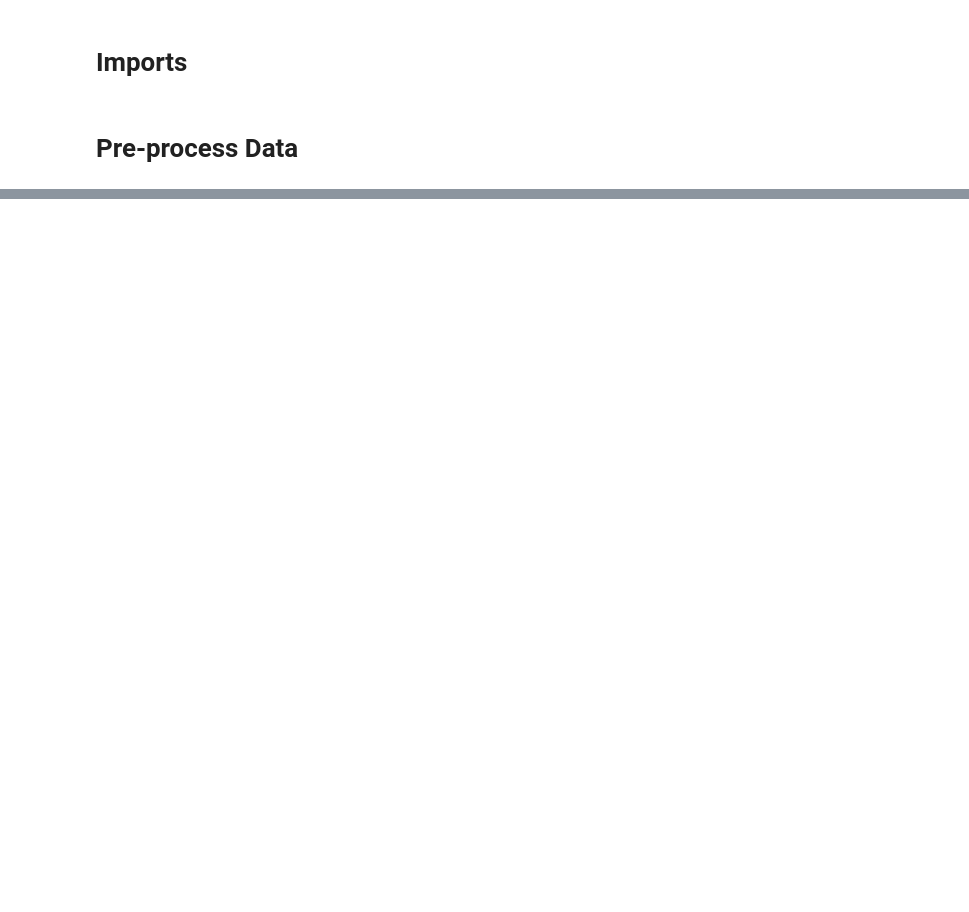
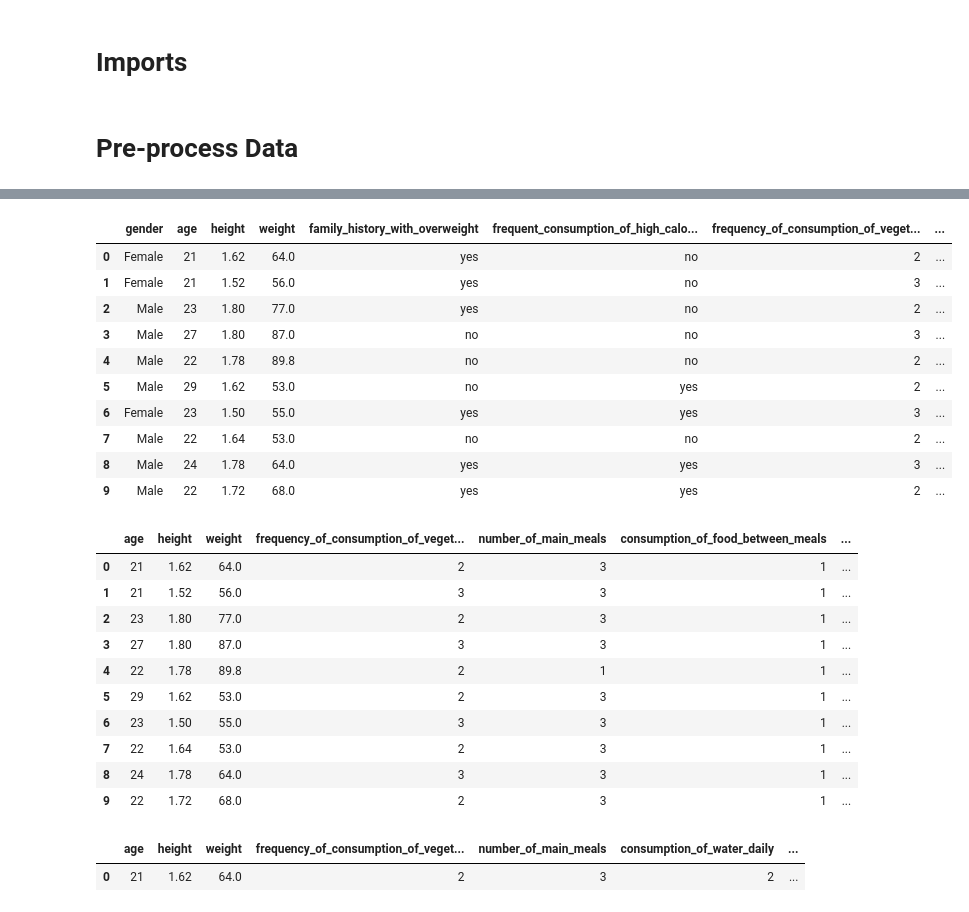
Before and after one commit to AlvinChiew/diabetes-ai-service, a Jupyter notebook: notebooks/ai-model-gen.ipynb, the cells around one changed output, grey strips where cells are left out. Drawn from its saved outputs; the diff is of its cells as text; code cells hidden in the pictures; blank space fills up the shorter version.

```diff
--- a/notebooks/ai-model-gen.ipynb
+++ b/notebooks/ai-model-gen.ipynb
@@ -6,4 +10,9 @@ from sklearn.preprocessing import OrdinalEncoder, OneHotEncoder
 from IPython.display import display
+# %%
+pd.options.display.max_columns = None
+pd.options.display.max_colwidth = None
+# pd.options.display.max_rows = None
+# pd.options.display.float_format = '{:.2f}'.format
 # %% [markdown]
 # Pre-process Data
 # %%
@@ -110,0 +59,51 @@ Bradley Efron, Trevor Hastie, Iain Johnstone and Robert Tibshirani (2004) "Least
+# %%
+# ordinal: consumption_of_food_between_meals, consumption_of_alcohol, obesity
+# one hot: gender, family_history_with_overweight, frequent_consumption_of_high_caloric_food, smoke, calories_consumption_monitoring, transportation_used
+
+def encode_input(df):
+    ordinal_cols = ['consumption_of_food_between_meals', 'consumption_of_alcohol']
+    one_hot_cols = ['gender', 'family_history_with_overweight', 'frequent_consumption_of_high_caloric_food', 'smoke', 'calories_consumption_monitoring', 'transportation_used']
+
+    # ordinal
+    enc_freq = {'no': 0, 'Sometimes': 1, 'Frequently': 2, 'Always': 3}
+    for ordinal_col in ordinal_cols:
+        df[ordinal_col] = df[ordinal_col].map(enc_freq)
+
+    # one-hot
+    df_one_hot = pd.get_dummies(df[one_hot_cols])
+
+    df = df.merge(df_one_hot, left_index=True, right_index=True)
+    df = df.drop(columns=one_hot_cols)
+    return df
+
+df = df_proc.copy()
+df = encode_input(df)
+# %%
+display(df_proc.head(10))
+display(df.head(10))
+display(pd.get_dummies(df_proc.head(1)))
+# %% [output]
+|  | gender | age | height | weight | family_history_with_overweight | frequent_consumption_of_high_calo... | frequency_of_consumption_of_veget... | ... |
+| 0 | Female | 21 | 1.62 | 64.0 | yes | no | 2 | ... |
+| 1 | Female | 21 | 1.52 | 56.0 | yes | no | 3 | ... |
+| 2 | Male | 23 | 1.80 | 77.0 | yes | no | 2 | ... |
+| 3 | Male | 27 | 1.80 | 87.0 | no | no | 3 | ... |
+| 4 | Male | 22 | 1.78 | 89.8 | no | no | 2 | ... |
+| 5 | Male | 29 | 1.62 | 53.0 | no | yes | 2 | ... |
+| 6 | Female | 23 | 1.50 | 55.0 | yes | yes | 3 | ... |
+| 7 | Male | 22 | 1.64 | 53.0 | no | no | 2 | ... |
+| 8 | Male | 24 | 1.78 | 64.0 | yes | yes | 3 | ... |
+| 9 | Male | 22 | 1.72 | 68.0 | yes | yes | 2 | ... |
+|  | age | height | weight | frequency_of_consumption_of_veget... | number_of_main_meals | consumption_of_food_between_meals | ... |
+| 0 | 21 | 1.62 | 64.0 | 2 | 3 | 1 | ... |
+| 1 | 21 | 1.52 | 56.0 | 3 | 3 | 1 | ... |
+| 2 | 23 | 1.80 | 77.0 | 2 | 3 | 1 | ... |
+| 3 | 27 | 1.80 | 87.0 | 3 | 3 | 1 | ... |
+| 4 | 22 | 1.78 | 89.8 | 2 | 1 | 1 | ... |
+| 5 | 29 | 1.62 | 53.0 | 2 | 3 | 1 | ... |
+| 6 | 23 | 1.50 | 55.0 | 3 | 3 | 1 | ... |
+| 7 | 22 | 1.64 | 53.0 | 2 | 3 | 1 | ... |
+| 8 | 24 | 1.78 | 64.0 | 3 | 3 | 1 | ... |
+| 9 | 22 | 1.72 | 68.0 | 2 | 3 | 1 | ... |
+|  | age | height | weight | frequency_of_consumption_of_veget... | number_of_main_meals | consumption_of_water_daily | ... |
+| 0 | 21 | 1.62 | 64.0 | 2 | 3 | 2 | ... |
```
Also changed, not shown: parts of 17 cells of this notebook, 2 other files.
